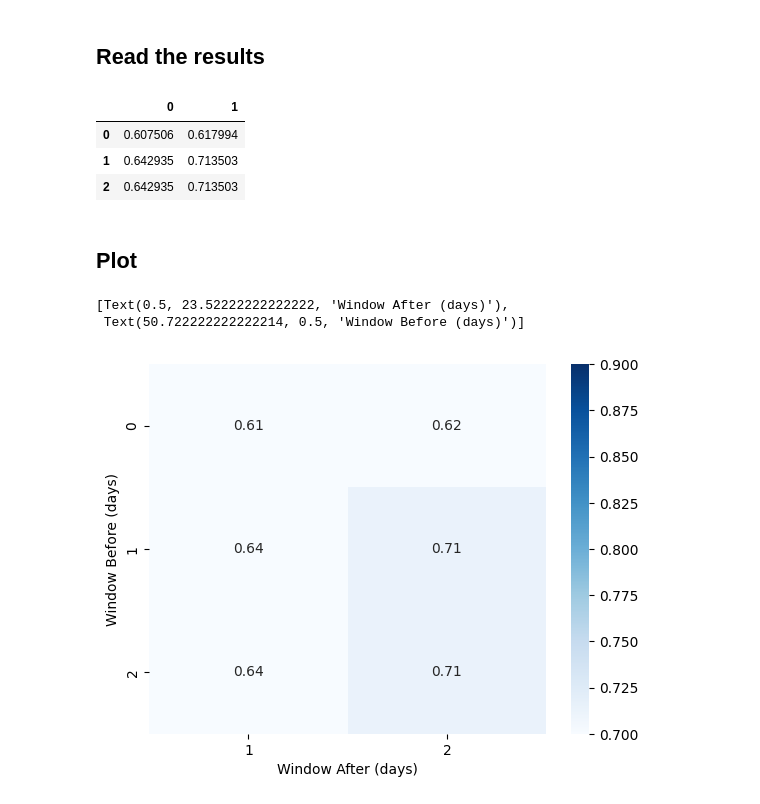
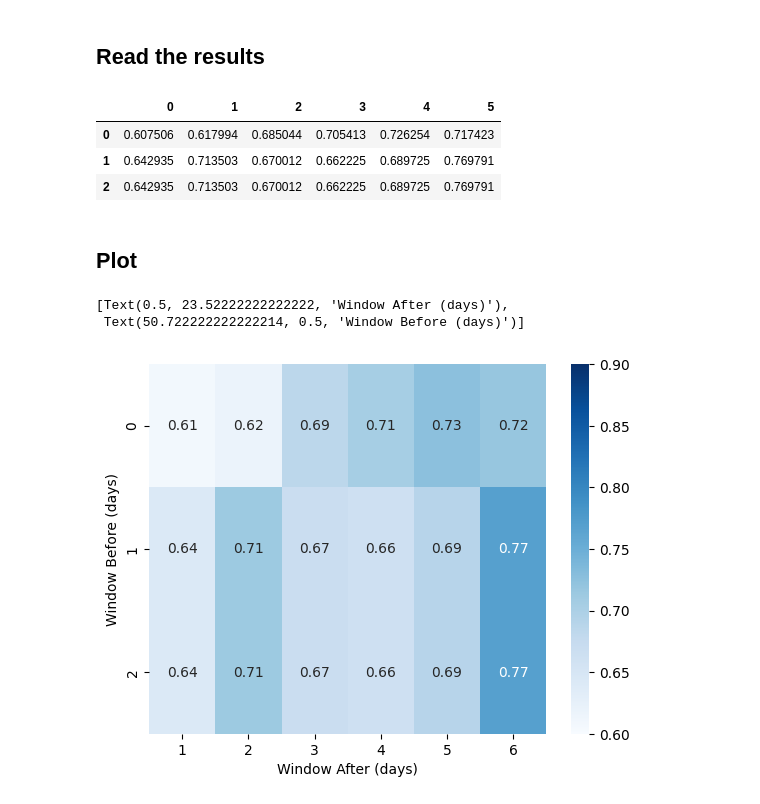
Before and after one commit to ryashpal/MIMIC-EHR-Pipeline, a Jupyter notebook: notebooks/sepsis_icd_cohort/experiments/01_time_window_analysis/analysis.ipynb, the cells around one changed output. Drawn from its saved outputs; the diff is of its cells as text; code cells hidden in the pictures.

```diff
--- a/notebooks/sepsis_icd_cohort/experiments/01_time_window_analysis/analysis.ipynb
+++ b/notebooks/sepsis_icd_cohort/experiments/01_time_window_analysis/analysis.ipynb
@@ -47,7 +47,7 @@ import pandas as pd
 
 resultsDirPath = os.environ['MIMIC_EHR_PIPELINE_BASE'] + '/data/sepsis_icd_cohort/experiments/01_time_window_analysis'
 
-plotDf = pd.DataFrame(np.zeros([3, 2])*np.nan)
+plotDf = pd.DataFrame(np.zeros([3, 6])*np.nan)
 for file in os.listdir(resultsDirPath):
     if file.endswith('.json'):
         wb = int(file.split('.')[0].split('_')[5])
@@ -58,29 +58,29 @@ for file in os.listdir(resultsDirPath):
             plotDf.at[wb, wa] = mean
 plotDf
 # %% [output]
-|  | 0 | 1 |
-| 0 | 0.607506 | 0.617994 |
-| 1 | 0.642935 | 0.713503 |
-| 2 | 0.642935 | 0.713503 |
+|  | 0 | 1 | 2 | 3 | 4 | 5 |
+| 0 | 0.607506 | 0.617994 | 0.685044 | 0.705413 | 0.726254 | 0.717423 |
+| 1 | 0.642935 | 0.713503 | 0.670012 | 0.662225 | 0.689725 | 0.769791 |
+| 2 | 0.642935 | 0.713503 | 0.670012 | 0.662225 | 0.689725 | 0.769791 |
 # %% [markdown]
 ## Plot
 # %%
 import seaborn as sns
 
 
 s = sns.heatmap(
     plotDf,
     annot=True,
     fmt=".2f",
     cmap="Blues",
-    vmin=0.7,
+    vmin=0.6,
     vmax=0.9,
     yticklabels=['0', '1', '2'],
-    xticklabels=['1', '2'],
+    xticklabels=['1', '2', '3', '4', '5', '6'],
 
 )
 s.set(xlabel='Window After (days)', ylabel='Window Before (days)')
 # %% [output]
 [Text(0.5, 23.52222222222222, 'Window After (days)'),
  Text(50.722222222222214, 0.5, 'Window Before (days)')]
-[figure, old version]
+[figure, new version]
```
Also changed, not shown: parts of 1 cell of this notebook, 6 other files.
